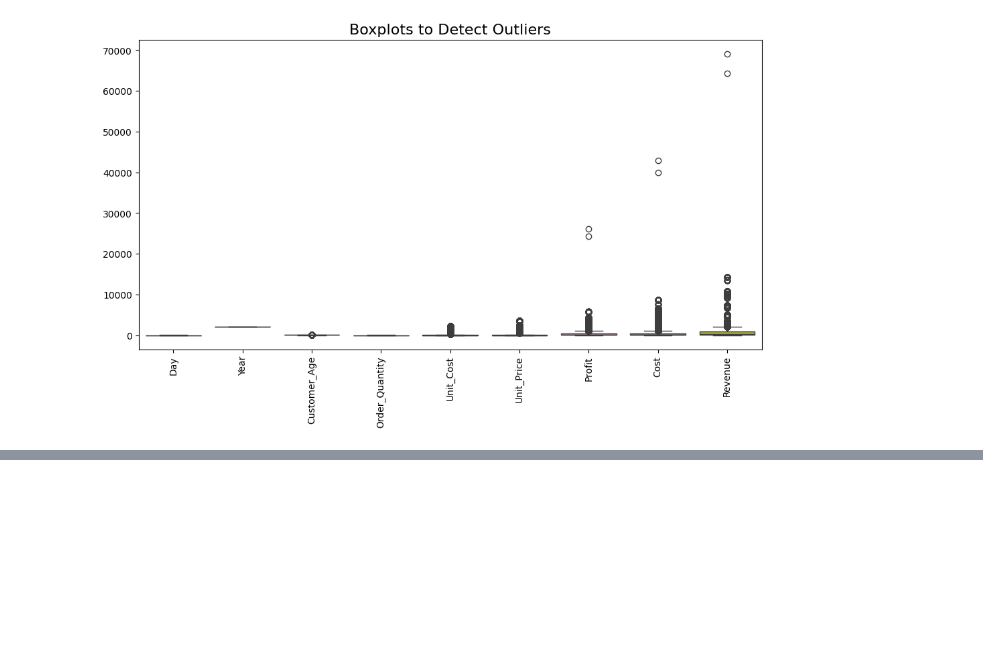
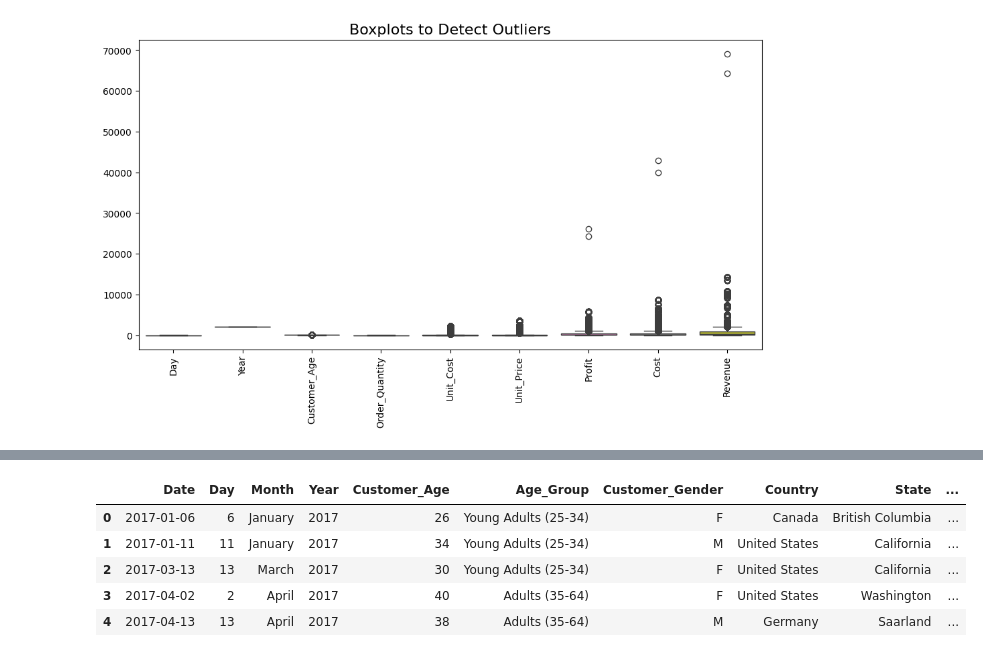
Before and after one commit to sentongo-web/Data-mining, a Jupyter notebook: Bike_Sales.ipynb, the cells around one changed output, grey strips where cells are left out. Cells and saved outputs as stored; diff of their text form; code cells hidden in the pictures; blank space fills up the shorter version.

```diff
--- a/Bike_Sales.ipynb
+++ b/Bike_Sales.ipynb
@@ -145,0 +196,12 @@ plt.show()
+# %%
+# Load the cleaned dataset
+bike_sales_cleaned = pd.read_excel('Sentongo.xlsx')
+# %%
+bike_sales_cleaned.head()
+# %% [output]
+|  | Date | Day | Month | Year | Customer_Age | Age_Group | Customer_Gender | Country | State | ... |
+| 0 | 2017-01-06 | 6 | January | 2017 | 26 | Young Adults (25-34) | F | Canada | British Columbia | ... |
+| 1 | 2017-01-11 | 11 | January | 2017 | 34 | Young Adults (25-34) | M | United States | California | ... |
+| 2 | 2017-03-13 | 13 | March | 2017 | 30 | Young Adults (25-34) | F | United States | California | ... |
+| 3 | 2017-04-02 | 2 | April | 2017 | 40 | Adults (35-64) | F | United States | Washington | ... |
+| 4 | 2017-04-13 | 13 | April | 2017 | 38 | Adults (35-64) | M | Germany | Saarland | ... |
```
Also changed, not shown: parts of 7 cells of this notebook, 1 other file.
